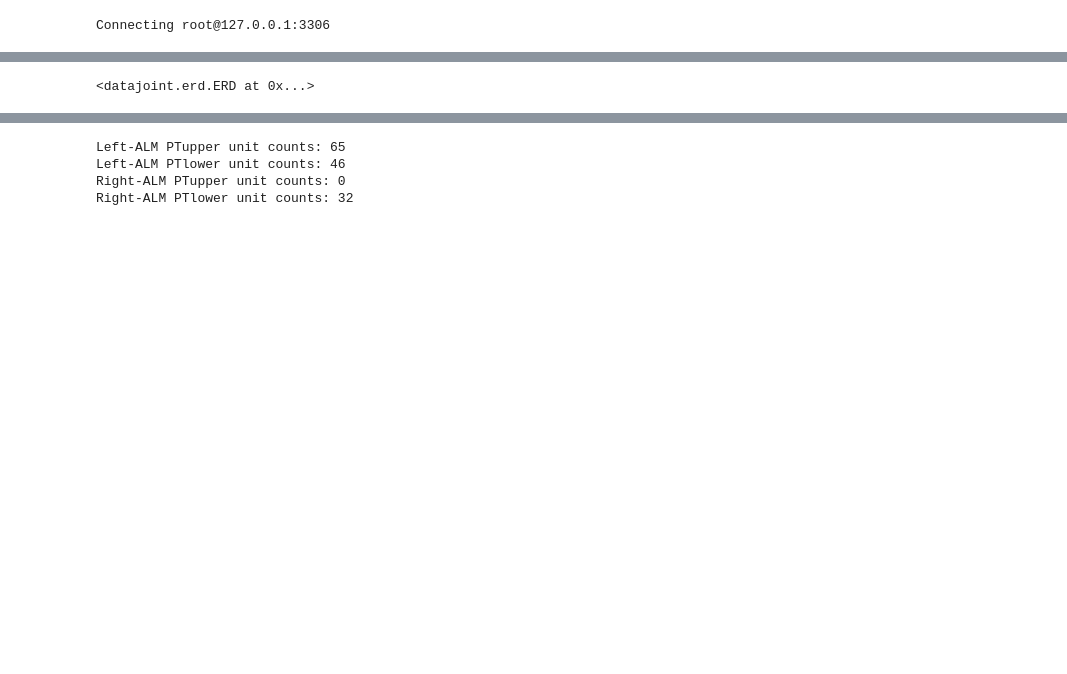
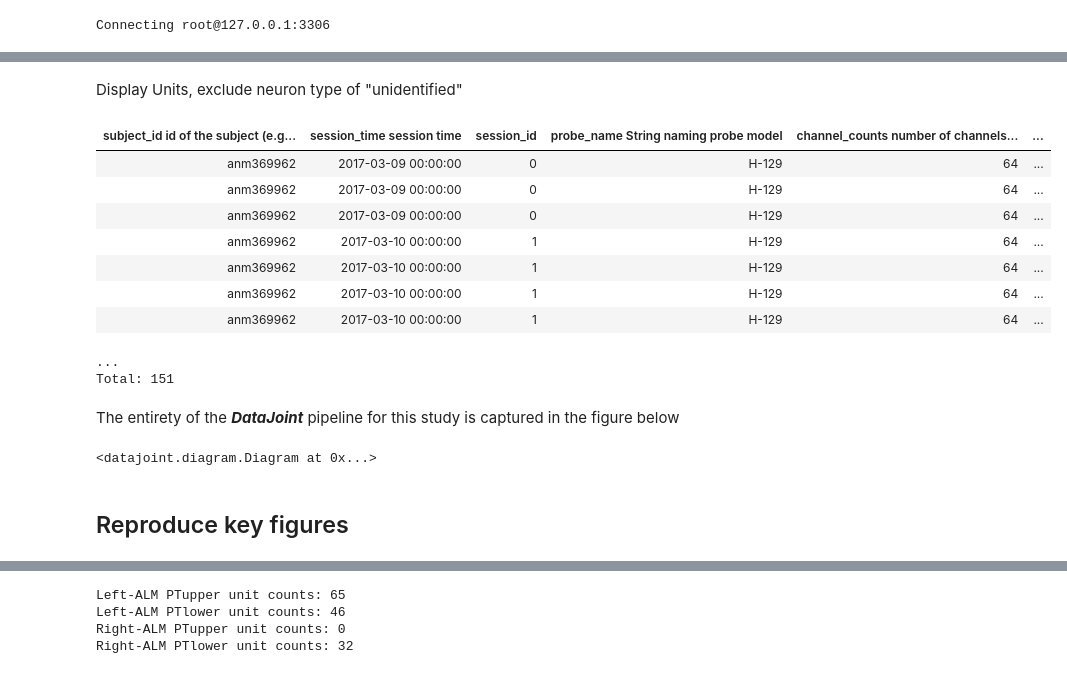
Before and after one commit to datajoint-company/DJ-NWB-Economo-2018, a Jupyter notebook: notebooks/Economo-2018-examples.ipynb, the cells around one changed output, grey strips where cells are left out. Saved outputs shown, nothing was run; the diff lists cells and outputs as text; code cells hidden in the pictures; blank space fills up the shorter version.

```diff
--- a/notebooks/Economo-2018-examples.ipynb
+++ b/notebooks/Economo-2018-examples.ipynb
@@ -31,7 +77,26 @@ Connecting root@127.0.0.1:3306
+# %% [markdown]
+Display Units, exclude neuron type of  "unidentified"
+# %%
+extracellular.UnitSpikeTimes & 'unit_cell_type != "unidentified"'
+# %% [output]
+| subject_id id of the subject (e.g... | session_time session time | session_id | probe_name String naming probe model | channel_counts number of channels... | ... |
+| anm369962 | 2017-03-09 00:00:00 | 0 | H-129 | 64 | ... |
+| anm369962 | 2017-03-09 00:00:00 | 0 | H-129 | 64 | ... |
+| anm369962 | 2017-03-09 00:00:00 | 0 | H-129 | 64 | ... |
+| anm369962 | 2017-03-10 00:00:00 | 1 | H-129 | 64 | ... |
+| anm369962 | 2017-03-10 00:00:00 | 1 | H-129 | 64 | ... |
+| anm369962 | 2017-03-10 00:00:00 | 1 | H-129 | 64 | ... |
+| anm369962 | 2017-03-10 00:00:00 | 1 | H-129 | 64 | ... |
+...
+Total: 151
+# %% [markdown]
+The entirety of the ***DataJoint*** pipeline for this study is captured in the figure below
 # %%
-all_erd = (dj.ERD(reference) + dj.ERD(subject)
+all_erd = (dj.Diagram(reference) + dj.ERD(subject)
            + dj.ERD(acquisition) + dj.ERD(analysis)
            + dj.ERD(behavior) + dj.ERD(extracellular))
-dj.ERD(all_erd)
+all_erd
 # %% [output]
-<datajoint.erd.ERD at 0x...>
+<datajoint.diagram.Diagram at 0x...>
+# %% [markdown]
+## Reproduce key figures
```
Also changed, not shown: parts of 31 cells of this notebook, 2 other files.
